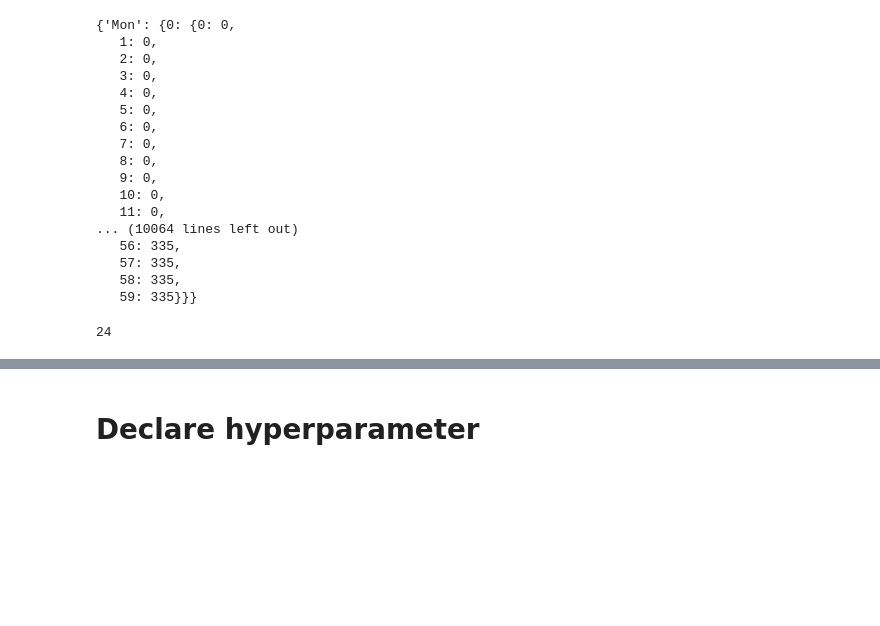
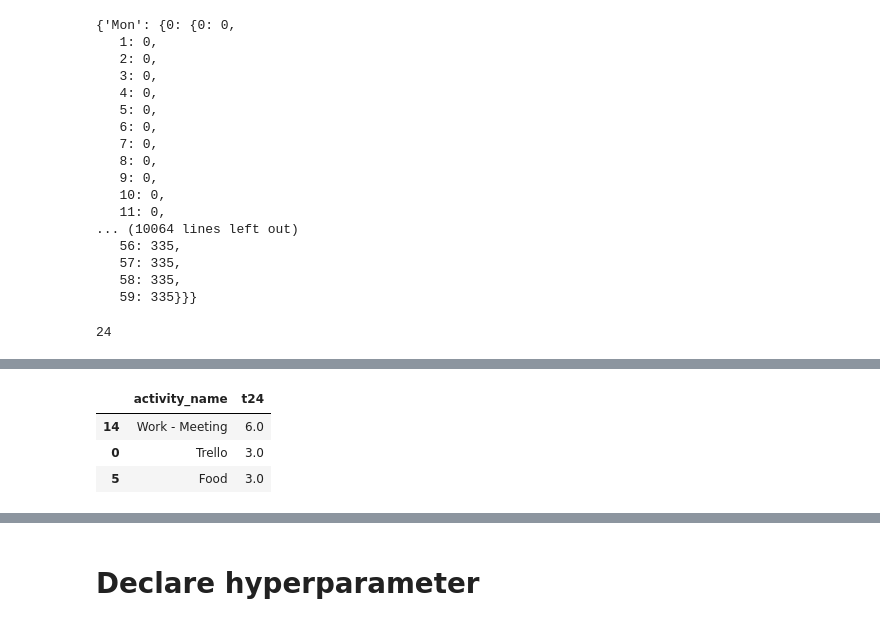
Before and after one commit to FollowJack/machine-learning-masterclass, a Jupyter notebook: project_10_activity_analysis/05_model__time_slot_recommendation.ipynb, the cells around one changed output, grey strips where cells are left out. Saved outputs shown, nothing was run; the diff lists cells and outputs as text; code cells hidden in the pictures; blank space fills up the shorter version.

```diff
--- a/project_10_activity_analysis/05_model__time_slot_recommendation.ipynb
+++ b/project_10_activity_analysis/05_model__time_slot_recommendation.ipynb
@@ -222,0 +200,7 @@ time_preferences_table
+# %%
+get_activities_by_timeslot('t{0}'.format(time_slot))
+# %% [output]
+|  | activity_name | t24 |
+| 14 | Work - Meeting | 6.0 |
+| 0 | Trello | 3.0 |
+| 5 | Food | 3.0 |
```
Also changed, not shown: parts of 9 cells of this notebook.
